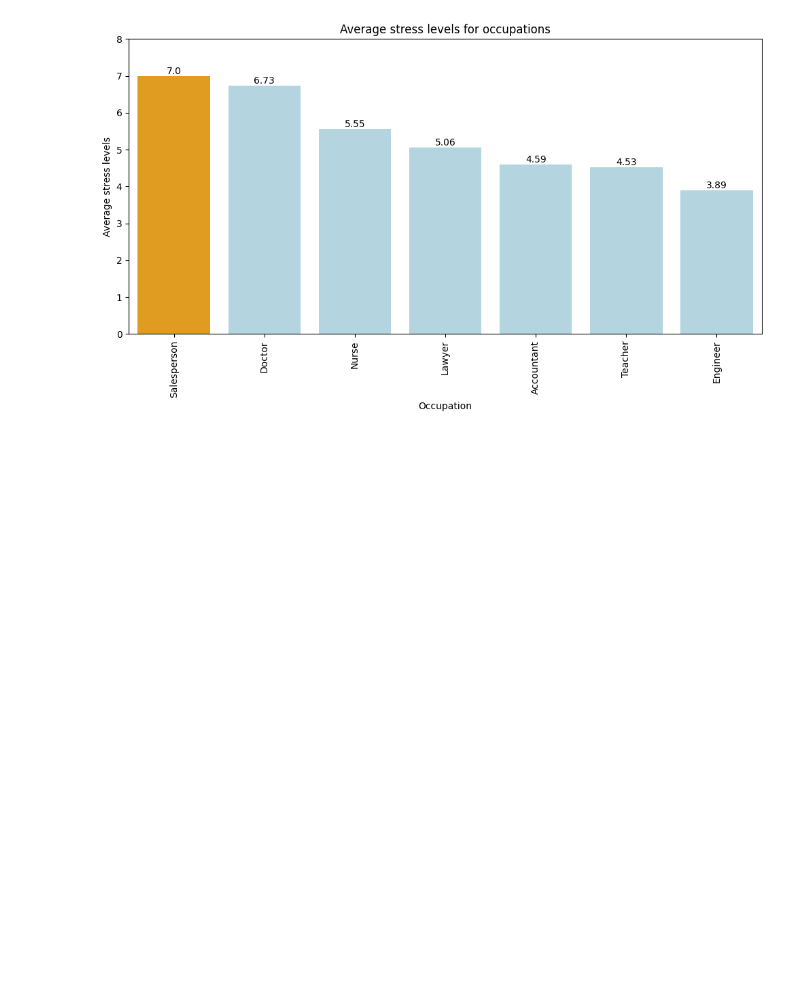
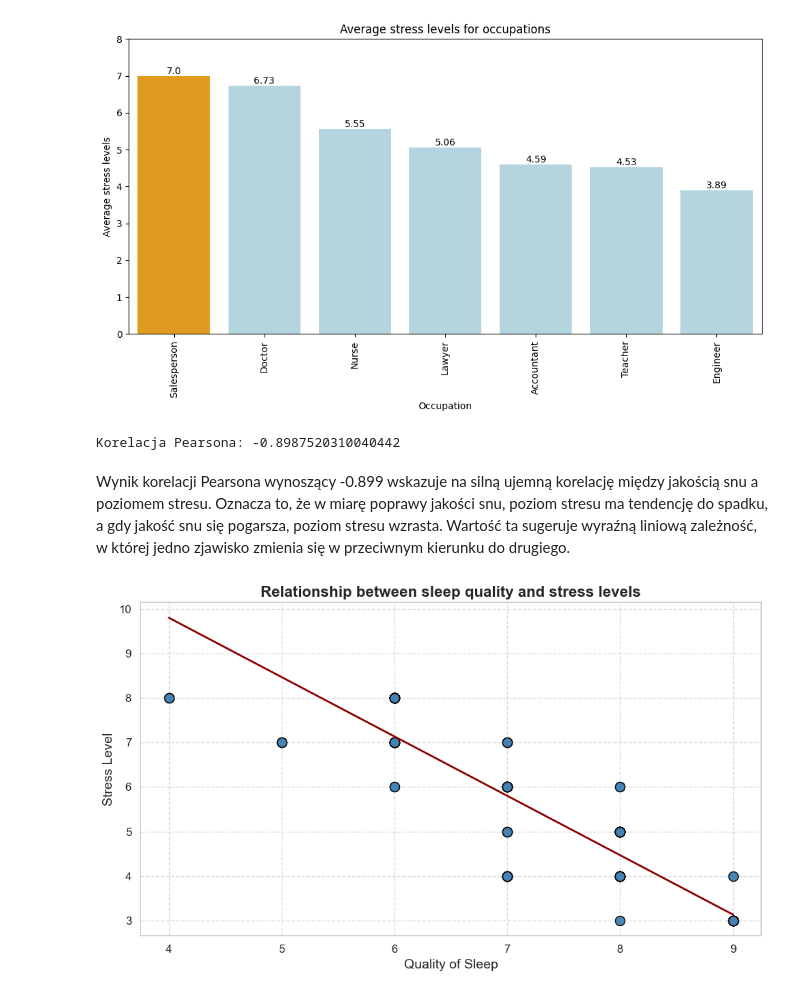
Before and after one commit to AKoczakowska/Sleep-Health-and-Lifestyle-Data-Analysis, a Jupyter notebook: health.ipynb, the cells around one changed output. Saved outputs shown, nothing was run; the diff lists cells and outputs as text; code cells hidden in the pictures; blank space fills up the shorter version.

Commit message:
Added Pearson correlation

```diff
--- a/health.ipynb
+++ b/health.ipynb
@@ -210,3 +210,32 @@ Passing `palette` without assigning `hue` is deprecated and will be removed in v
 
   barplot = sns.barplot(x=filtered_occupations_mean.index, y='Stress Level', data=filtered_occupations_mean, palette=colors)
 [figure]
+# %%
+correlation = data['Quality of Sleep'].corr(data['Stress Level'])
+print("Korelacja Pearsona:", correlation)
+# %% [output]
+Korelacja Pearsona: -0.8987520310040442
+# %% [markdown]
+Wynik korelacji Pearsona wynoszący -0.899 wskazuje na silną ujemną korelację między jakością snu a poziomem stresu. Oznacza to, że w miarę poprawy jakości snu, poziom stresu ma tendencję do spadku, a gdy jakość snu się pogarsza, poziom stresu wzrasta. Wartość ta sugeruje wyraźną liniową zależność, w której jedno zjawisko zmienia się w przeciwnym kierunku do drugiego.
+# %%
+sns.set(style="whitegrid")
+plt.figure(figsize=(10, 6))
+plot = sns.regplot(
+    x='Quality of Sleep',
+    y='Stress Level',
+    data=data,
+    scatter_kws={'color':'steelblue', 's':100, 'edgecolor':'black'},
+    line_kws={'color':'darkred', 'linewidth':2},
+    ci=None
+)
+
+plt.title('Relationship between sleep quality and stress levels', fontsize=16, weight='bold')
+plt.xlabel('Quality of Sleep', fontsize=14)
+plt.ylabel('Stress Level', fontsize=14)
+plt.xticks(fontsize=12)
+plt.yticks(fontsize=12)
+plt.grid(True, linestyle='--', alpha=0.7)
+plt.tight_layout()
+plt.show()
+# %% [output]
+[figure, added]
```
